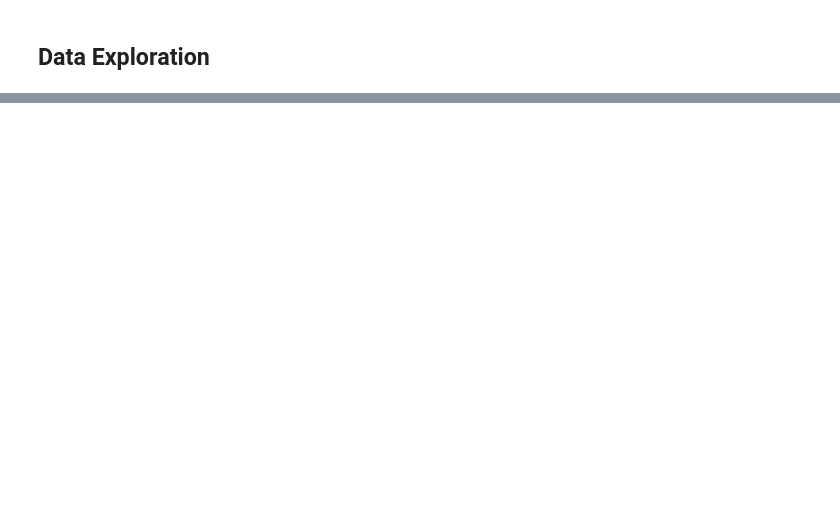
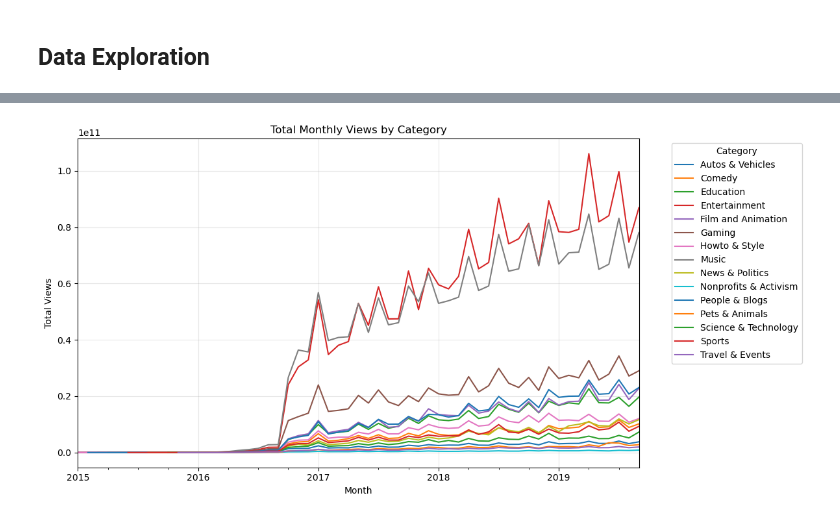
Before and after one commit to epfl-ada/ada-2024-project-grenobelgium, a Jupyter notebook: channels_timeseries_exploration.ipynb, the cells around one changed output, grey strips where cells are left out. Cells and saved outputs as stored; diff of their text form; code cells hidden in the pictures; blank space fills up the shorter version.

```diff
--- a/channels_timeseries_exploration.ipynb
+++ b/channels_timeseries_exploration.ipynb
@@ -538,0 +594,4 @@ Things to add:
+# %%
+plot_monthly_metric_by_category(time_series, metric='delta_views')
+# %% [output]
+[figure, added]
```
Also changed, not shown: parts of 51 cells of this notebook.
